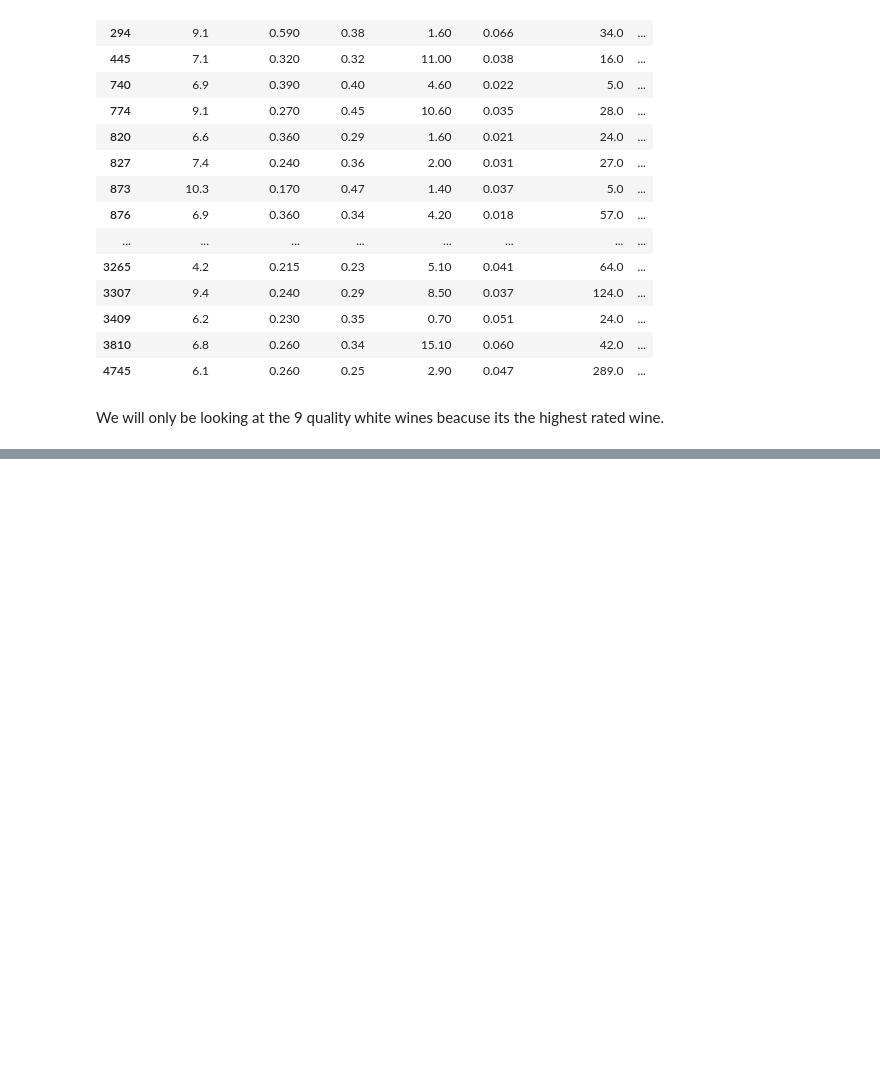
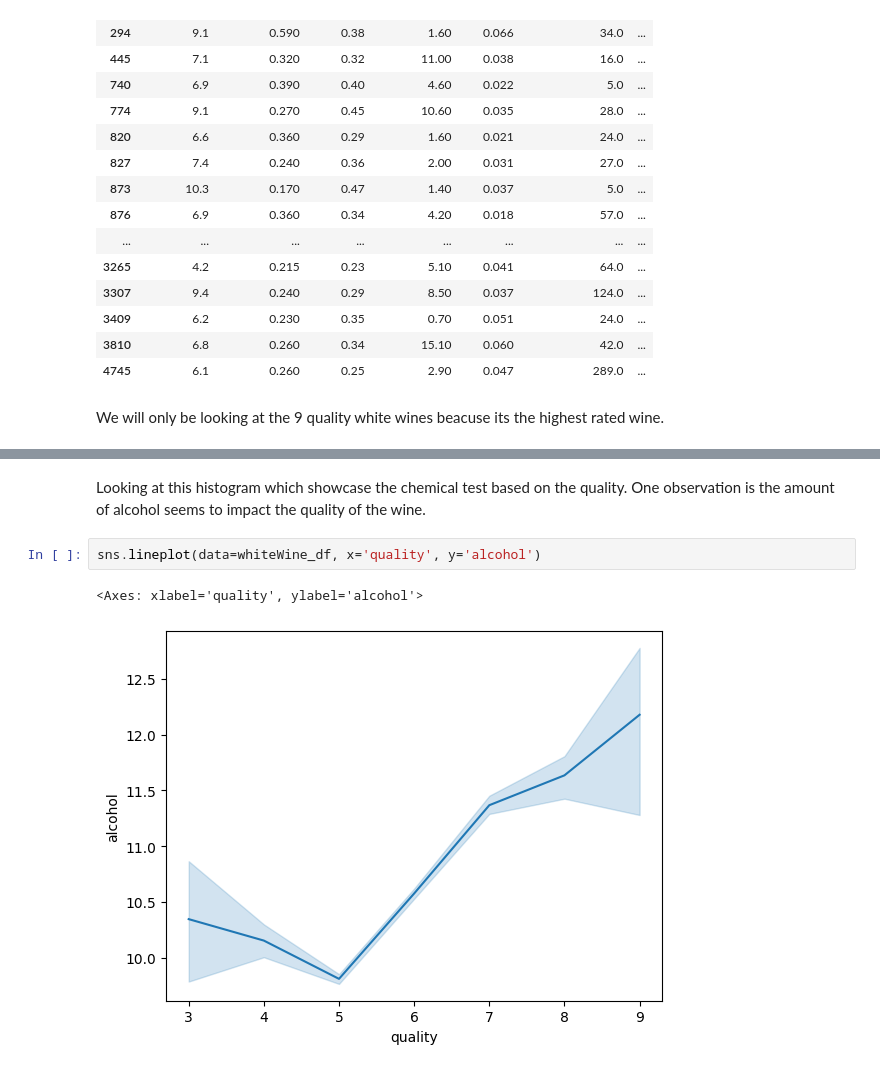
Before and after one commit to Darkskorpion683/Project1WineQuality, a Jupyter notebook: Project1Wine.ipynb, the cells around one changed output, grey strips where cells are left out. Saved outputs shown, nothing was run; the diff lists cells and outputs as text; blank space fills up the shorter version.

```diff
--- a/Project1Wine.ipynb
+++ b/Project1Wine.ipynb
@@ -203,0 +211,7 @@ We will only be looking at the 9 quality white wines beacuse its the highest rat
+# %% [markdown]
+Looking at this histogram which showcase the chemical test based on the quality. One observation is the amount of alcohol seems to impact the quality of the wine.
+# %%
+sns.lineplot(data=whiteWine_df, x='quality', y='alcohol')
+# %% [output]
+<Axes: xlabel='quality', ylabel='alcohol'>
+[figure, added]
```
Also changed, not shown: parts of 13 cells of this notebook, 2 other files.
